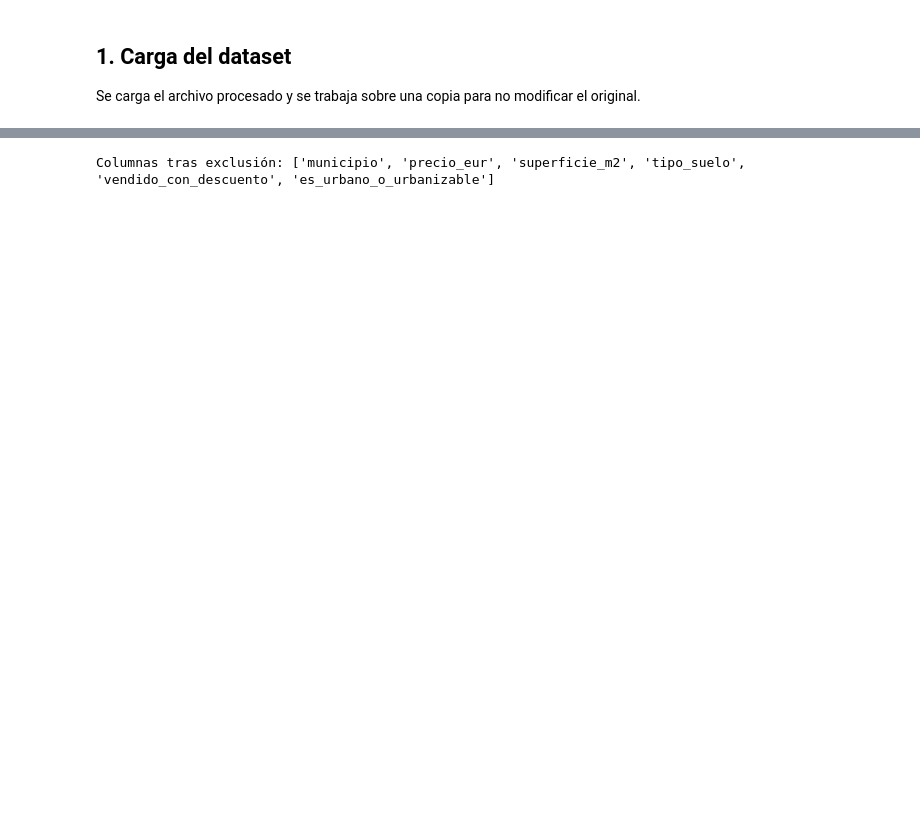
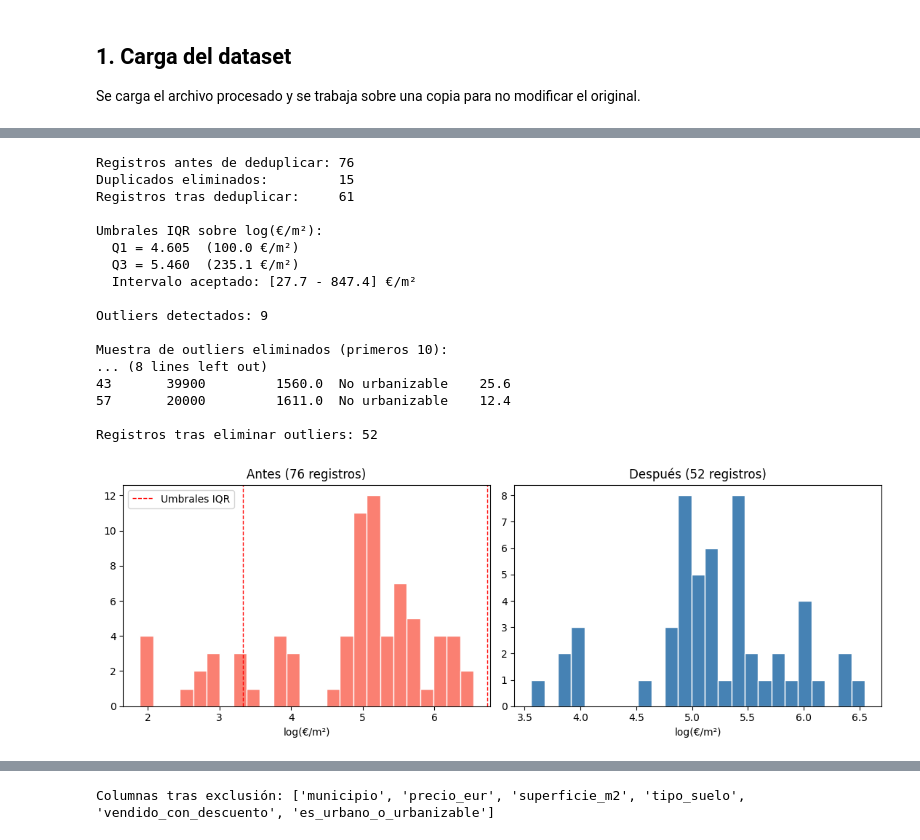
Before and after one commit to sitomachu/bezanillasl, a Jupyter notebook: notebooks/04_transformations/scraping_processed_to_gold.ipynb, the cells around one changed output, grey strips where cells are left out. Saved outputs shown, nothing was run; the diff lists cells and outputs as text; code cells hidden in the pictures; blank space fills up the shorter version.

```diff
--- a/notebooks/04_transformations/scraping_processed_to_gold.ipynb
+++ b/notebooks/04_transformations/scraping_processed_to_gold.ipynb
@@ -62 +81,72 @@ dtype: int64
+# %%
+# --- 2.1. Duplicados ---
+n_antes = len(df)
+df = df.drop_duplicates(subset=['precio_eur', 'superficie_m2', 'tipo_suelo']).reset_index(drop=True)
+n_duplicados = n_antes - len(df)
+
+print(f'Registros antes de deduplicar: {n_antes}')
+print(f'Duplicados eliminados:         {n_duplicados}')
+print(f'Registros tras deduplicar:     {len(df)}')
+
+# --- 2.2. Outliers por precio unitario (IQR sobre log(€/m²)) ---
+precio_m2 = df['precio_eur'] / df['superficie_m2']
+log_pm2 = np.log(precio_m2)
+
+q1, q3 = log_pm2.quantile(0.25), log_pm2.quantile(0.75)
+iqr = q3 - q1
+lo, hi = q1 - 1.5 * iqr, q3 + 1.5 * iqr
+
+mask_outlier = (log_pm2 < lo) | (log_pm2 > hi)
+n_outliers = int(mask_outlier.sum())
+
+print(f'\nUmbrales IQR sobre log(€/m²):')
+print(f'  Q1 = {q1:.3f}  ({np.exp(q1):.1f} €/m²)')
+print(f'  Q3 = {q3:.3f}  ({np.exp(q3):.1f} €/m²)')
+print(f'  Intervalo aceptado: [{np.exp(lo):.1f} - {np.exp(hi):.1f}] €/m²')
+print(f'\nOutliers detectados: {n_outliers}')
+
+if n_outliers > 0:
+    print('\nMuestra de outliers eliminados (primeros 10):')
+    cols_show = ['precio_eur', 'superficie_m2', 'tipo_suelo']
+    out = df[mask_outlier][cols_show].copy()
+    out['eur_m2'] = (df.loc[mask_outlier, 'precio_eur'] / df.loc[mask_outlier, 'superficie_m2']).round(1)
+    print(out.head(10).to_string())
+
+df = df[~mask_outlier].reset_index(drop=True)
+print(f'\nRegistros tras eliminar outliers: {len(df)}')
+
+# --- 2.3. Visualización del antes/después ---
+fig, axes = plt.subplots(1, 2, figsize=(11, 4))
+axes[0].hist(np.log(df_raw['precio_eur'][df_raw['municipio'].str.strip().str.lower()=='santa cruz de bezana'] / df_raw['superficie_m2'][df_raw['municipio'].str.strip().str.lower()=='santa cruz de bezana']), bins=25, color='salmon', edgecolor='white')
+axes[0].axvline(lo, color='red', linestyle='--', linewidth=1, label='Umbrales IQR')
+axes[0].axvline(hi, color='red', linestyle='--', linewidth=1)
+axes[0].set_title(f'Antes ({n_antes} registros)')
+axes[0].set_xlabel('log(€/m²)')
+axes[0].legend()
+
+axes[1].hist(np.log(df['precio_eur'] / df['superficie_m2']), bins=25, color='steelblue', edgecolor='white')
+axes[1].set_title(f'Después ({len(df)} registros)')
+axes[1].set_xlabel('log(€/m²)')
+
+plt.tight_layout()
+plt.show()
+# %% [output]
+Registros antes de deduplicar: 76
+Duplicados eliminados:         15
+Registros tras deduplicar:     61
+
+Umbrales IQR sobre log(€/m²):
+  Q1 = 4.605  (100.0 €/m²)
+  Q3 = 5.460  (235.1 €/m²)
+  Intervalo aceptado: [27.7 - 847.4] €/m²
+
+Outliers detectados: 9
+
+Muestra de outliers eliminados (primeros 10):
+... (8 lines left out)
+43       39900         1560.0  No urbanizable    25.6
+57       20000         1611.0  No urbanizable    12.4
+
+Registros tras eliminar outliers: 52
+[figure, added]
 # %% [markdown]
```
Also changed, not shown: parts of 26 cells of this notebook, 7 other files.
